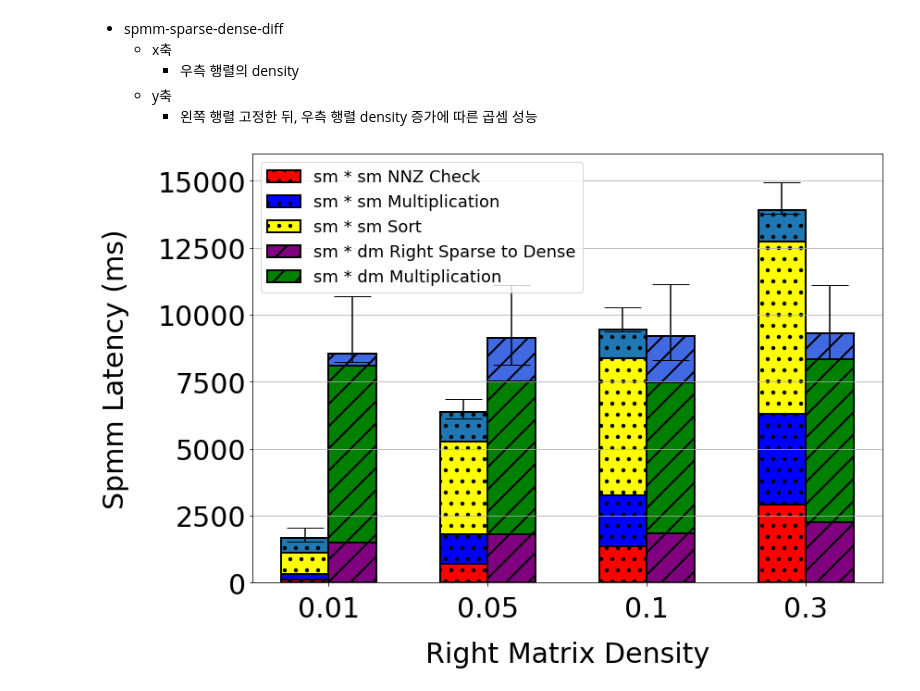
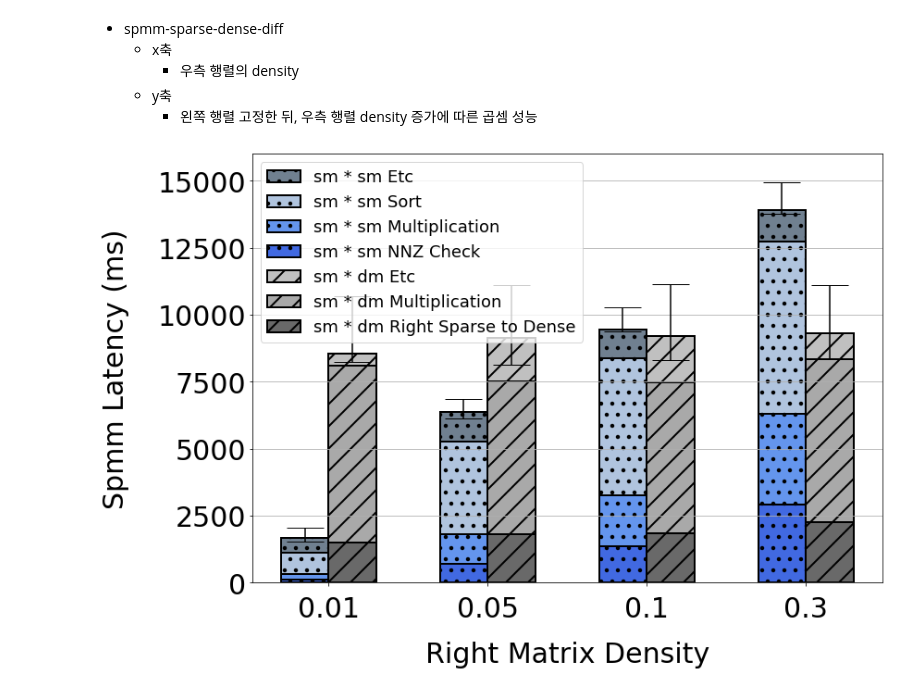
Before and after one commit to unhochoi/Sparse-Matrix-Multiplication, a Jupyter notebook: figure/pyplot/multiplication-time-break-down.ipynb, the cells around one changed output. Saved outputs shown, nothing was run; the diff lists cells and outputs as text; code cells hidden in the pictures.

Commit message:
modifying figure

```diff
--- a/figure/pyplot/multiplication-time-break-down.ipynb
+++ b/figure/pyplot/multiplication-time-break-down.ipynb
@@ -59,38 +59,42 @@ plt.rc('ytick', labelsize=fontsize)  # y축 눈금 폰트 크기
 plt.rc('legend', fontsize=fontsize*0.6)  # 범례 폰트 크기
 plt.rcParams['hatch.linewidth'] = 2 # bar pattern 두께
 
 x = np.arange(len(r_sm_density)) # x축 인덱스
 width = 0.3 # bar 넓이
 
 fig, ax1 = plt.subplots(figsize=(12,8)) # figure 및 subplot 선언
 
 # 각 bar 의 중심 지정
-bar1 = ax1.bar(x - 0.15, sm_sm_latency, width, linewidth=2, edgecolor='black', yerr=yerr_sm_sm, hatch='.', capsize=20)
-bar2 = ax1.bar(x - 0.15, smsm_nnz_check, width, linewidth=2, edgecolor='black', hatch='.', label='sm * sm NNZ Check', color='red', capsize=20,)
-bar3 = ax1.bar(x - 0.15, smsm_multi, width, linewidth=2, edgecolor='black', hatch='.', label='sm * sm Multiplication', color='blue', capsize=20, bottom=smsm_nnz_check)
-bar4 = ax1.bar(x - 0.15, smsm_sort, width, linewidth=2, edgecolor='black', hatch='.', label='sm * sm Sort', color='yellow', capsize=20, bottom=smsm_nnz_check_multi)
+bar1 = ax1.bar(x - 0.15, sm_sm_latency, width, linewidth=2, edgecolor='black', color='slategrey', label='sm * sm Etc', yerr=yerr_sm_sm, hatch='.', capsize=20)
+bar2 = ax1.bar(x - 0.15, smsm_sort, width, linewidth=2, edgecolor='black', hatch='.', label='sm * sm Sort', color='lightsteelblue', capsize=20, bottom=smsm_nnz_check_multi)
+bar3 = ax1.bar(x - 0.15, smsm_multi, width, linewidth=2, edgecolor='black', hatch='.', label='sm * sm Multiplication', color='cornflowerblue', capsize=20, bottom=smsm_nnz_check)
+bar4 = ax1.bar(x - 0.15, smsm_nnz_check, width, linewidth=2, edgecolor='black', hatch='.', label='sm * sm NNZ Check', color='royalblue', capsize=20,)
 
-bar5 = ax1.bar(x + 0.15, sm_dm_latency, width, linewidth=2, edgecolor='black', yerr=yerr_sm_dm, hatch='/', color='royalblue', capsize=20)
-bar6 = ax1.bar(x + 0.15, smdm_todense, width, linewidth=2, edgecolor='black', hatch='/', label='sm * dm Right Sparse to Dense', color='purple', capsize=20)
-bar7 = ax1.bar(x + 0.15, smdm_multi, width, linewidth=2, edgecolor='black', hatch='/', label='sm * dm Multiplication', color='green', capsize=20, bottom=smdm_todense)
+
+
+bar5 = ax1.bar(x + 0.15, sm_dm_latency, width, linewidth=2, edgecolor='black', yerr=yerr_sm_dm, hatch='/', label ='sm * dm Etc', color='silver', capsize=20)
+bar6 = ax1.bar(x + 0.15, smdm_multi, width, linewidth=2, edgecolor='black', hatch='/', label='sm * dm Multiplication', color='darkgray', capsize=20, bottom=smdm_todense)
+bar7 = ax1.bar(x + 0.15, smdm_todense, width, linewidth=2, edgecolor='black', hatch='/', label='sm * dm Right Sparse to Dense', color='dimgrey', capsize=20)
+
+
 
 ################################# ax1 ####################################################
 
 ax1.set_xticks(x) # x축 인덱스
 ax1.set_xticklabels(r_sm_density) # x축 label 이름
 ax1.tick_params(axis='x',pad=10) # x축 label pad
 
 ax1.yaxis.grid(True) # y축만 grid 사용
 ax1.set_ylim([0, 16000])  # 좌측 y축 범위 설정
 ax1.set_xlabel('Right Matrix Density', labelpad=20) # ax1 ylabel 설정
 ax1.set_ylabel('Spmm Latency (ms)', labelpad=30) # ax1 ylabel 설정
 
 #ax1.set_title('spmm sparse dense diff', pad=40) # ax1 title 설정
 ax1.legend(loc="upper left") # 범례 표시
 
 # 이미지 저장시, figure 크기에 맞게 이미지 저장
 fig.tight_layout()
 # fig.savefig('./spmm-sparse-dense-diff.png')
 plt.show()
 # %% [output]
-[figure, old version]
+[figure, new version]
```
